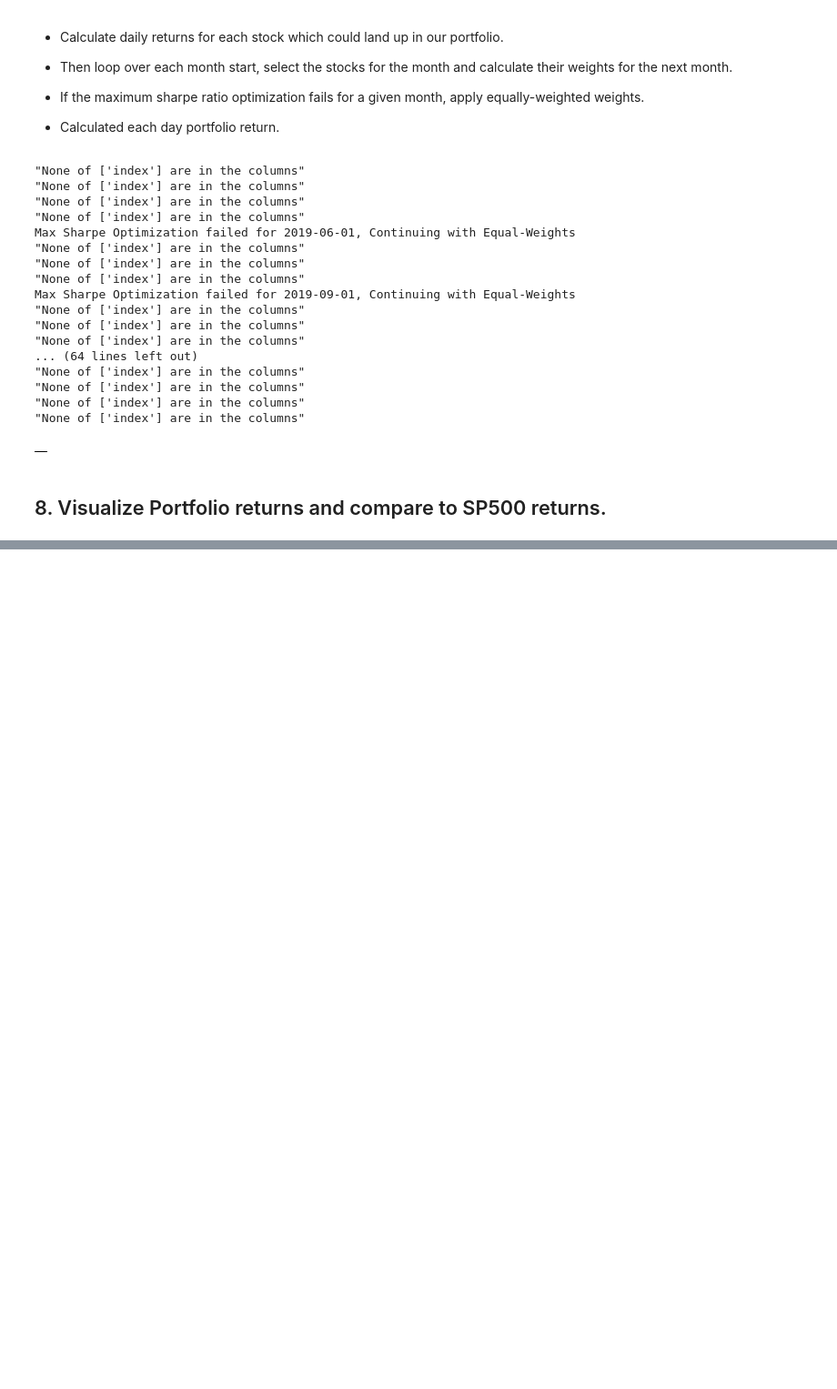
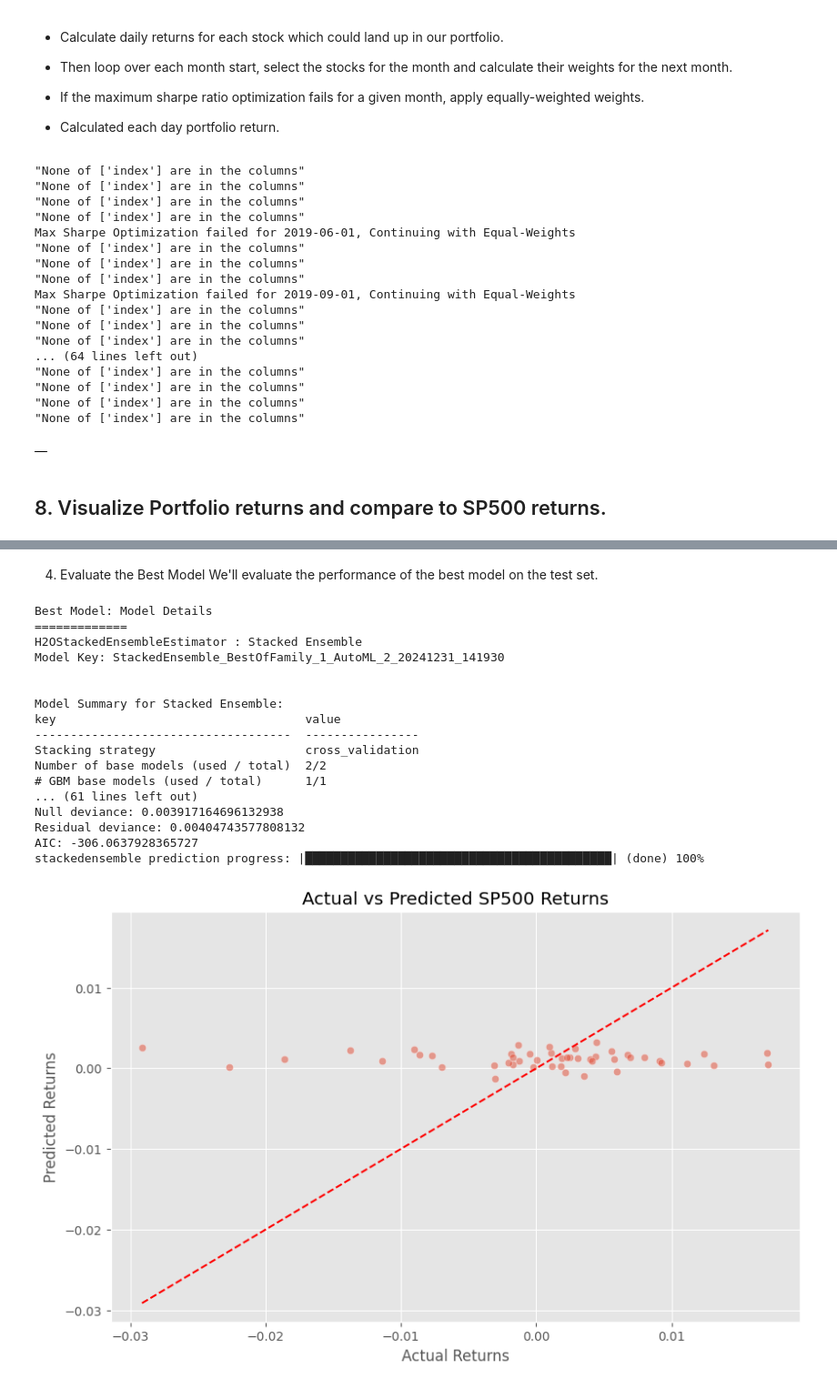
Before and after one commit to kobayashi1987/capstone, a Jupyter notebook: python/Algorithmic_Trading_Machine_Learning.ipynb, the cells around one changed output, grey strips where cells are left out. Shown at 91% size. Drawn from its saved outputs; the diff is of its cells as text; code cells hidden in the pictures; blank space fills up the shorter version.

```diff
--- a/python/Algorithmic_Trading_Machine_Learning.ipynb
+++ b/python/Algorithmic_Trading_Machine_Learning.ipynb
@@ -638,0 +1699,5 @@ Max Sharpe Optimization failed for 2019-09-01, Continuing with Equal-Weights
+# %%
+# Split data into train and test
+train, test = predictive_h2o.split_frame(ratios=[0.8], seed=42)
+print(f"Training Rows: {train.nrows}")
+print(f"Testing Rows: {test.nrows}")
@@ -638,0 +1710,15 @@ Max Sharpe Optimization failed for 2019-09-01, Continuing with Equal-Weights
+# %%
+# Initialize H2O AutoML
+aml = H2OAutoML(max_runtime_secs=60,  # Run for 1 minutes
+                seed=42,
+                project_name="SP500_Predictive_Modeling",
+                include_algos=["GBM", "XGBoost", "DeepLearning", "StackedEnsemble"])
+
+# Train AutoML model
+print("Training H2O AutoML models...")
+aml.train(x=feature_columns, y=target_column, training_frame=train)
+print("Training completed.")
+
+# View the AutoML Leaderboard
+lb = aml.leaderboard
+print(lb)
@@ -638,0 +1743,44 @@ Max Sharpe Optimization failed for 2019-09-01, Continuing with Equal-Weights
+# %% [markdown]
+4. Evaluate the Best Model
+We'll evaluate the performance of the best model on the test set.
+# %%
+# Get the best model
+best_model = aml.leader
+print(f"Best Model: {best_model}")
+
+# Performance on test set
+perf = best_model.model_performance(test)
+print(perf)
+
+# Plotting Actual vs Predicted
+predictions = best_model.predict(test)
+pred_df = test.cbind(predictions)
+pred_pd = pred_df.as_data_frame()
+
+plt.figure(figsize=(10,6))
+sns.scatterplot(x=pred_pd['SP500_Target'], y=pred_pd['predict'], alpha=0.5)
+plt.title('Actual vs Predicted SP500 Returns')
+plt.xlabel('Actual Returns')
+plt.ylabel('Predicted Returns')
+plt.plot([pred_pd['SP500_Target'].min(), pred_pd['SP500_Target'].max()],
+         [pred_pd['SP500_Target'].min(), pred_pd['SP500_Target'].max()], 'r--')
+plt.show()
+# %% [output]
+Best Model: Model Details
+=============
+H2OStackedEnsembleEstimator : Stacked Ensemble
+Model Key: StackedEnsemble_BestOfFamily_1_AutoML_2_20241231_141930
+
+
+Model Summary for Stacked Ensemble:
+key                                   value
+------------------------------------  ----------------
+Stacking strategy                     cross_validation
+Number of base models (used / total)  2/2
+# GBM base models (used / total)      1/1
+... (61 lines left out)
+Null deviance: 0.003917164696132938
+Residual deviance: 0.00404743577808132
+AIC: -306.0637928365727
+stackedensemble prediction progress: |███████████████████████████████████████████| (done) 100%
+[figure, added]
```
Also changed, not shown: parts of 39 cells of this notebook, 4 other files.
